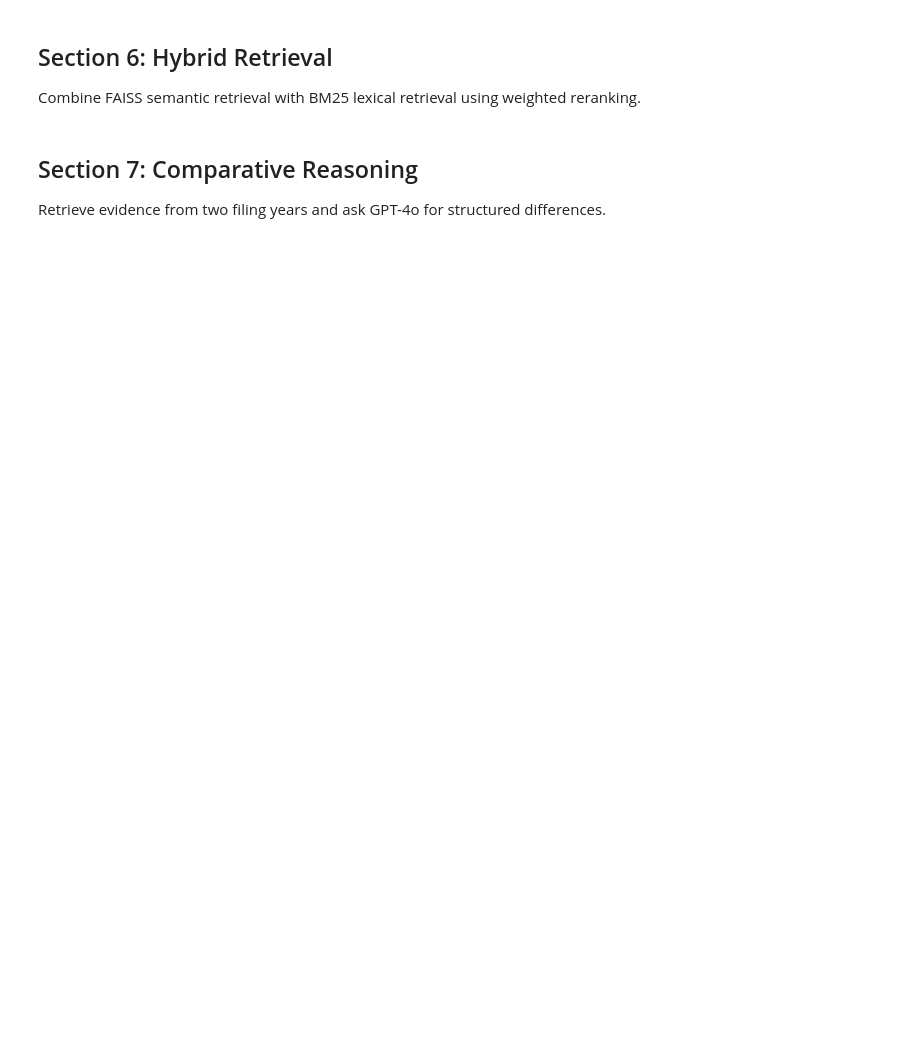
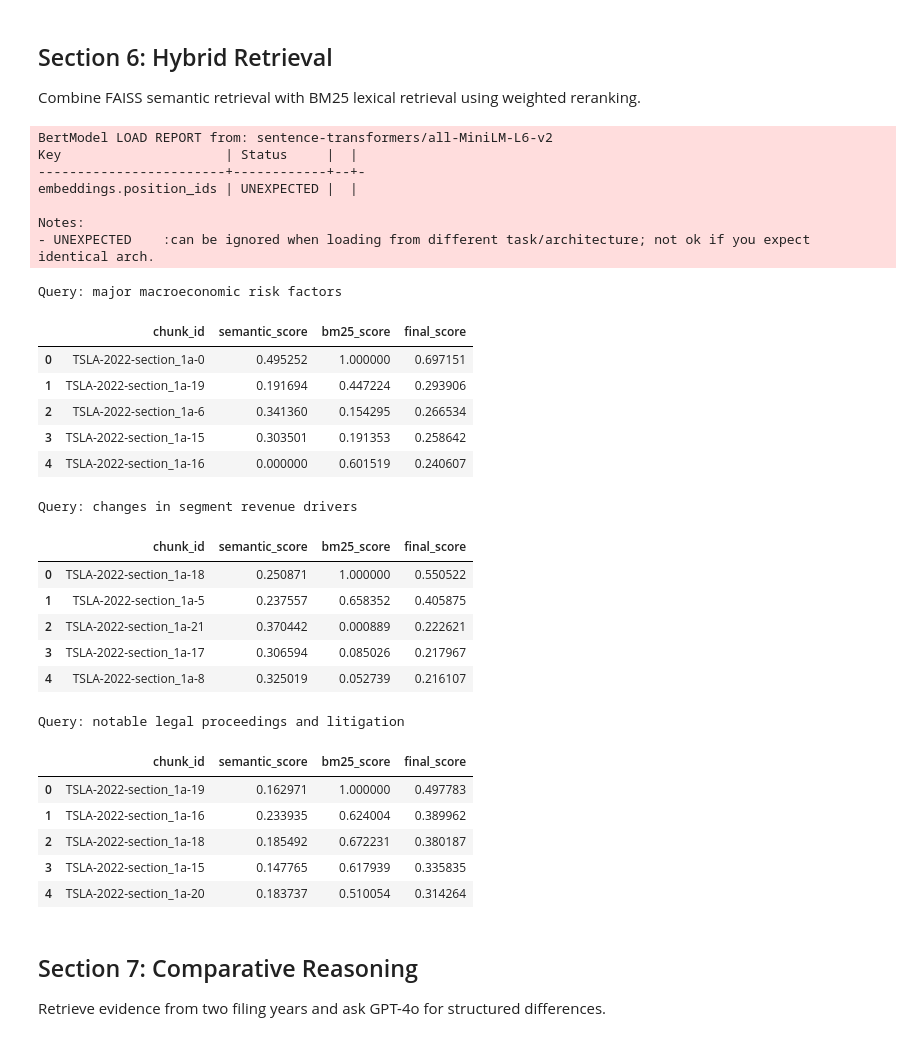
Before and after one commit to joelebukatobi/rag-project, a Jupyter notebook: notebook.ipynb, the cells around one changed output. Drawn from its saved outputs; the diff is of its cells as text; code cells hidden in the pictures; blank space fills up the shorter version.

```diff
--- a/notebook.ipynb
+++ b/notebook.ipynb
@@ -176,22 +209,51 @@ Combine FAISS semantic retrieval with BM25 lexical retrieval using weighted rera
 # %%
 retriever = HybridRetriever(
     vectors=vectors,
     metadata=vector_metadata,
     embed_model_name=EMBED_MODEL,
     semantic_weight=0.6,
     lexical_weight=0.4
 )
 
 sample_queries = [
     "major macroeconomic risk factors",
     "changes in segment revenue drivers",
     "notable legal proceedings and litigation"
 ]
 
 for q in sample_queries:
-    results = retriever.retrieve(query=q, ticker="AAPL", year=2022, section_type="section_1a", top_k=TOP_K)
+    results = retriever.retrieve(query=q, ticker="TSLA", year=2022, section_type="section_1a", top_k=TOP_K)
     print("\nQuery:", q)
     display(pd.DataFrame(results)[["chunk_id", "semantic_score", "bm25_score", "final_score"]].head(TOP_K))
+# %% [output]
+BertModel LOAD REPORT from: sentence-transformers/all-MiniLM-L6-v2
+Key                     | Status     |  |
+------------------------+------------+--+-
+embeddings.position_ids | UNEXPECTED |  |
+
+Notes:
+- UNEXPECTED    :can be ignored when loading from different task/architecture; not ok if you expect identical arch.
+Query: major macroeconomic risk factors
+|  | chunk_id | semantic_score | bm25_score | final_score |
+| 0 | TSLA-2022-section_1a-0 | 0.495252 | 1.000000 | 0.697151 |
+| 1 | TSLA-2022-section_1a-19 | 0.191694 | 0.447224 | 0.293906 |
+| 2 | TSLA-2022-section_1a-6 | 0.341360 | 0.154295 | 0.266534 |
+| 3 | TSLA-2022-section_1a-15 | 0.303501 | 0.191353 | 0.258642 |
+| 4 | TSLA-2022-section_1a-16 | 0.000000 | 0.601519 | 0.240607 |
+Query: changes in segment revenue drivers
+|  | chunk_id | semantic_score | bm25_score | final_score |
+| 0 | TSLA-2022-section_1a-18 | 0.250871 | 1.000000 | 0.550522 |
+| 1 | TSLA-2022-section_1a-5 | 0.237557 | 0.658352 | 0.405875 |
+| 2 | TSLA-2022-section_1a-21 | 0.370442 | 0.000889 | 0.222621 |
+| 3 | TSLA-2022-section_1a-17 | 0.306594 | 0.085026 | 0.217967 |
+| 4 | TSLA-2022-section_1a-8 | 0.325019 | 0.052739 | 0.216107 |
+Query: notable legal proceedings and litigation
+|  | chunk_id | semantic_score | bm25_score | final_score |
+| 0 | TSLA-2022-section_1a-19 | 0.162971 | 1.000000 | 0.497783 |
+| 1 | TSLA-2022-section_1a-16 | 0.233935 | 0.624004 | 0.389962 |
+| 2 | TSLA-2022-section_1a-18 | 0.185492 | 0.672231 | 0.380187 |
+| 3 | TSLA-2022-section_1a-15 | 0.147765 | 0.617939 | 0.335835 |
+| 4 | TSLA-2022-section_1a-20 | 0.183737 | 0.510054 | 0.314264 |
 # %% [markdown]
 ## Section 7: Comparative Reasoning
 Retrieve evidence from two filing years and ask GPT-4o for structured differences.
```
Also changed, not shown: parts of 6 cells of this notebook, 5 other files.
